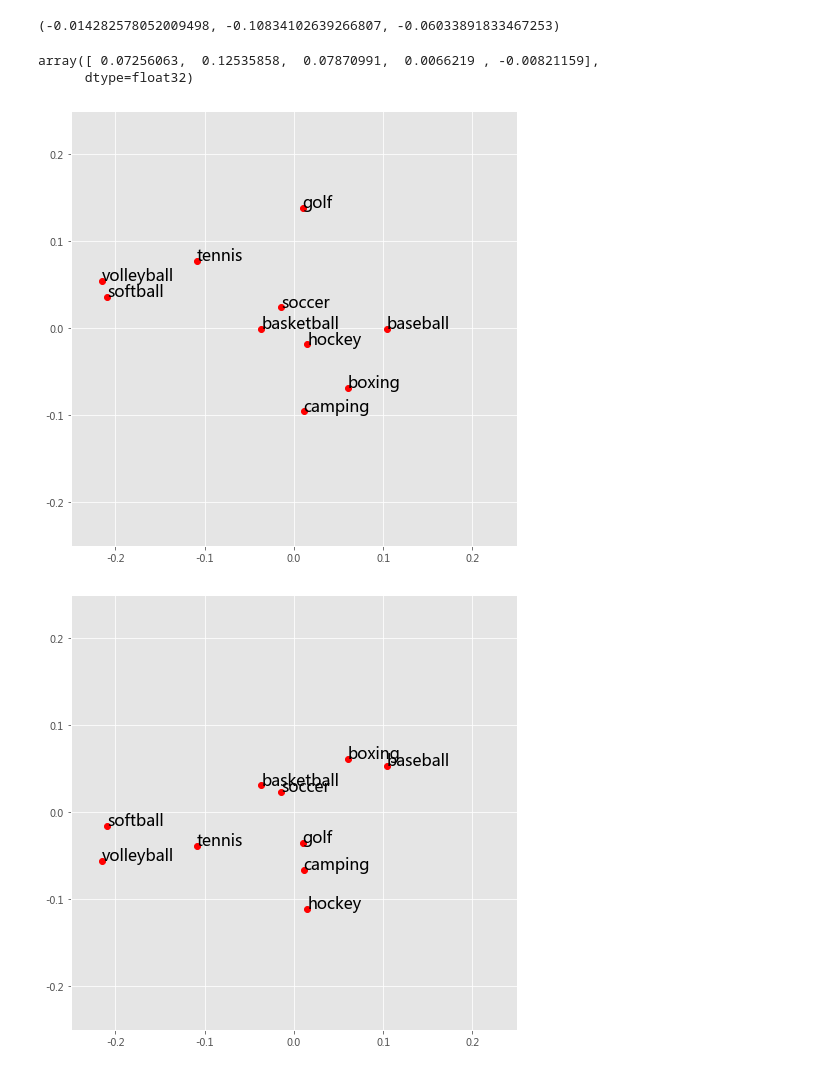
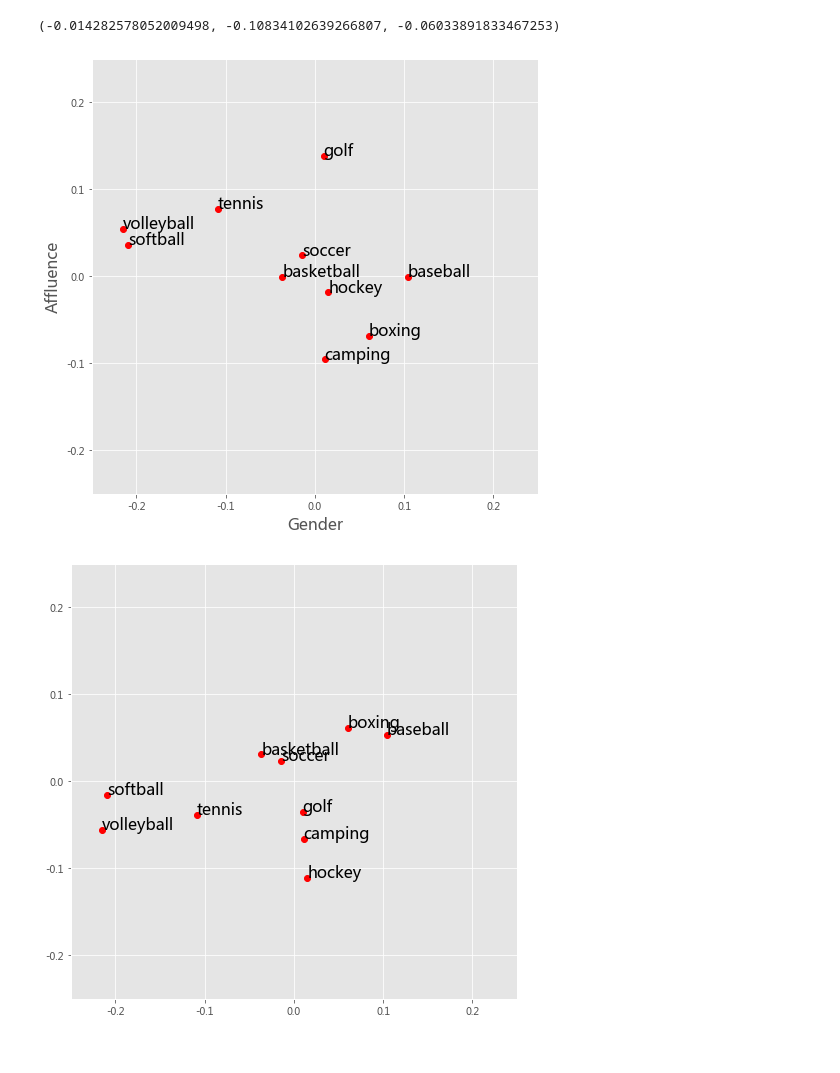
Before and after one commit to SocratesClub/css, a Jupyter notebook: notebook/09-word2vec.ipynb, the cells around one changed output. Cells and saved outputs as stored; diff of their text form; code cells hidden in the pictures.

```diff
--- a/notebook/09-word2vec.ipynb
+++ b/notebook/09-word2vec.ipynb
@@ -276,26 +285,24 @@ wlist=["camping","baseball","boxing","volleyball","softball","golf","tennis","so
 aff_proj = [cos(aff_dim, model[i]) for i in wlist]
 gender_proj = [cos(gender_dim, model[i]) for i in wlist]
 race_proj = [cos(race_dim, model[i]) for i in wlist]
-# %%
-dimension(model['man'], model['woman'])[:5]
-# %% [output]
-array([ 0.07256063,  0.12535858,  0.07870991,  0.0066219 , -0.00821159],
-      dtype=float32)
 # %%
+# plot
 import matplotlib.pyplot as plt
 import matplotlib
 matplotlib.style.use('ggplot')
 
 plt.figure(figsize  = [8, 8])
 plt.plot(gender_proj, aff_proj, 'ro')
 for k, i in enumerate(wlist):
     plt.text(gender_proj[k], aff_proj[k], i, fontsize = 16)
 plt.xlim([-0.25, 0.25])
 plt.ylim([-0.25, 0.25])
+plt.xlabel('Gender', fontsize = 16)
+plt.ylabel('Affluence', fontsize = 16)
 
 plt.show()
 # %% [output]
-[figure, old version]
+[figure, new version]
 # %%
 plt.figure(figsize  = [8, 8])
 plt.plot(gender_proj, race_proj, 'ro')
```
Also changed, not shown: parts of 31 cells of this notebook.
